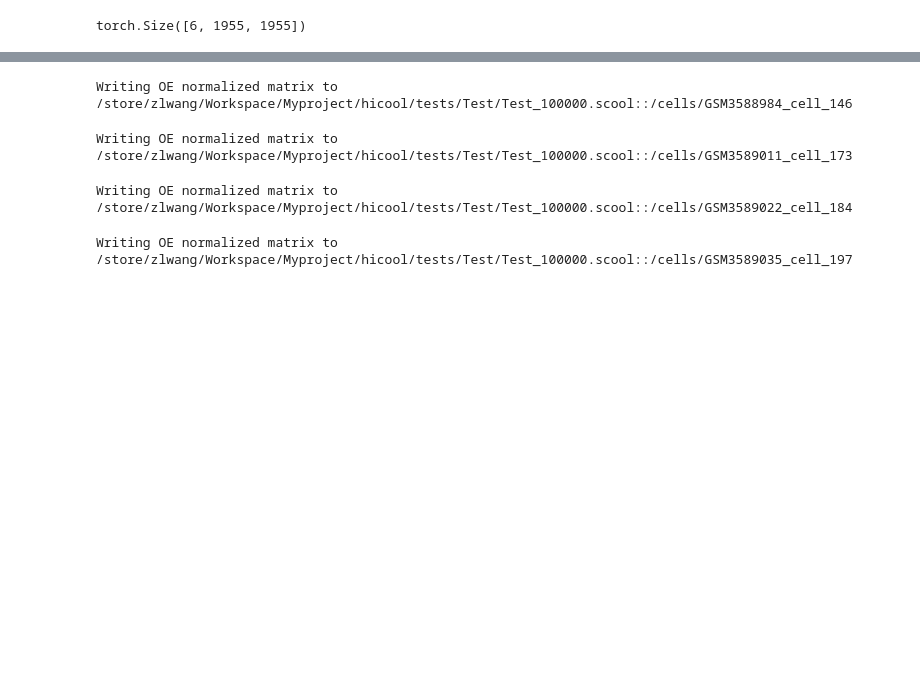
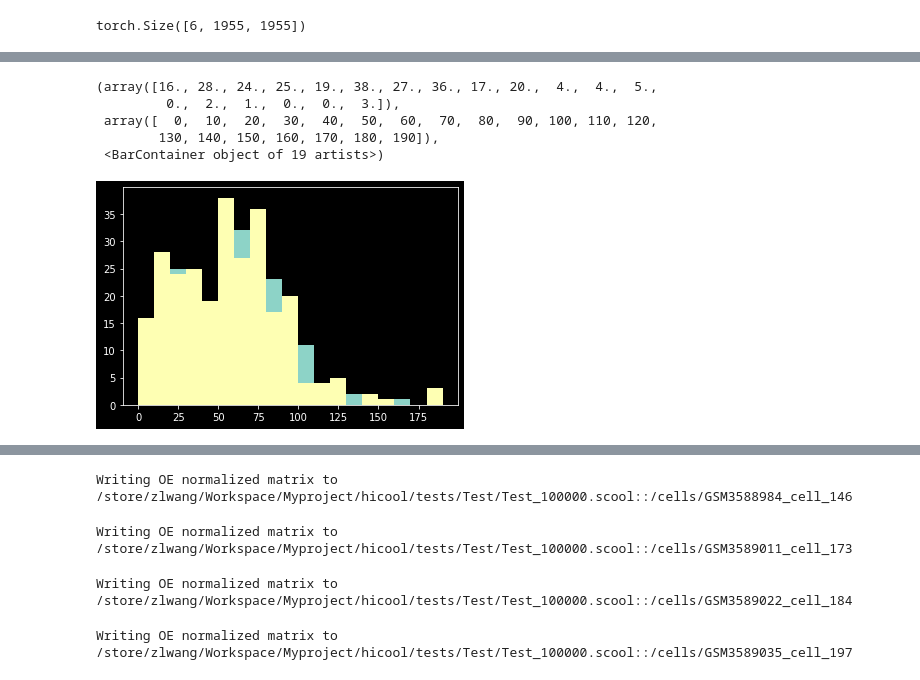
Before and after one commit to 401244520/hicool, a Jupyter notebook: scripts/数据提取.ipynb, the cells around one changed output, grey strips where cells are left out. Drawn from its saved outputs; the diff is of its cells as text; code cells hidden in the pictures; blank space fills up the shorter version.

```diff
--- a/scripts/数据提取.ipynb
+++ b/scripts/数据提取.ipynb
@@ -21,0 +23,33 @@ for cell in cell_list:
+# %%
+from functools import partial
+from multiprocessing import Pool
+def load_cool_pixels(cool_path : str,
+                     genome_range : str,
+                     as_matrix : bool = True,):
+    clr = cooler.Cooler(cool_path)
+    if as_matrix:
+        pixels = clr.matrix(balance=False,as_pixels=True).fetch(genome_range)
+    else :
+        pixels = clr.pixels(balance=False).fetch(genome_range)
+    return pixels
+def load_scool_pixels(scool_path: str,
+                     genome_range : str,
+                     as_matrix: bool = True,
+                     hyper_pixels: bool = True,
+                     nproc: str = 8):
+    cell_list = [scool_path + "::" + c for c in cooler.fileops.list_scool_cells(scool_path)]
+    load_pixels = partial(load_cool_pixels,genome_range=genome_range,as_matrix=as_matrix)
+    with Pool(processes=nproc) as pool:
+        result =  list(pool.imap(load_pixels,cell_list))
+    if hyper_pixels:
+        # for p,c in zip(result,cell_list):
+        #     name = c.split("/")[-1]
+        #     p["cell"] = name
+        for i,p in enumerate(result):
+            p["cell_id"] = i
+        hyper_result = pd.concat(result).reset_index(drop=True)
+        return hyper_result
+    return result
+# %%
+scool_path = '/store/zlwang/Workspace/Project/scHiC/result/DipC2019/DipC2019_10000.scool'
+results  = load_scool_pixels(scool_path,"chr1:10000000-12000000",hyper_pixels=False)
@@ -21,0 +76,12 @@ for cell in cell_list:
+# %%
+cts = [r["count"].sum() for r in results]
+pxs = [len(r) for r in results]
+plt.hist(cts,range(0,200,10))
+plt.hist(pxs,range(0,200,10))
+# %% [output]
+(array([16., 28., 24., 25., 19., 38., 27., 36., 17., 20.,  4.,  4.,  5.,
+         0.,  2.,  1.,  0.,  0.,  3.]),
+ array([  0,  10,  20,  30,  40,  50,  60,  70,  80,  90, 100, 110, 120,
+        130, 140, 150, 160, 170, 180, 190]),
+ <BarContainer object of 19 artists>)
+[figure, added]
```
Also changed, not shown: parts of 20 cells of this notebook, 27 other files.
